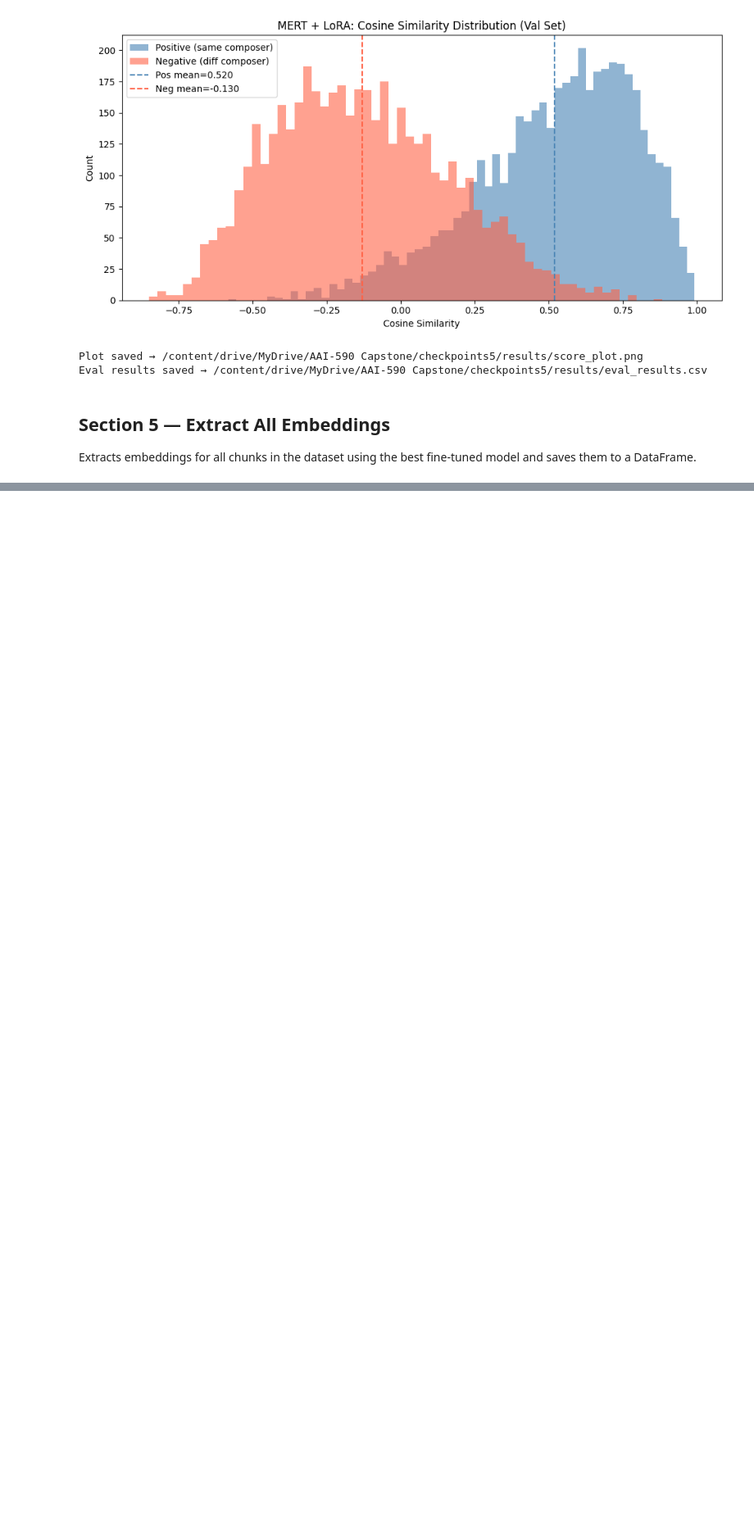
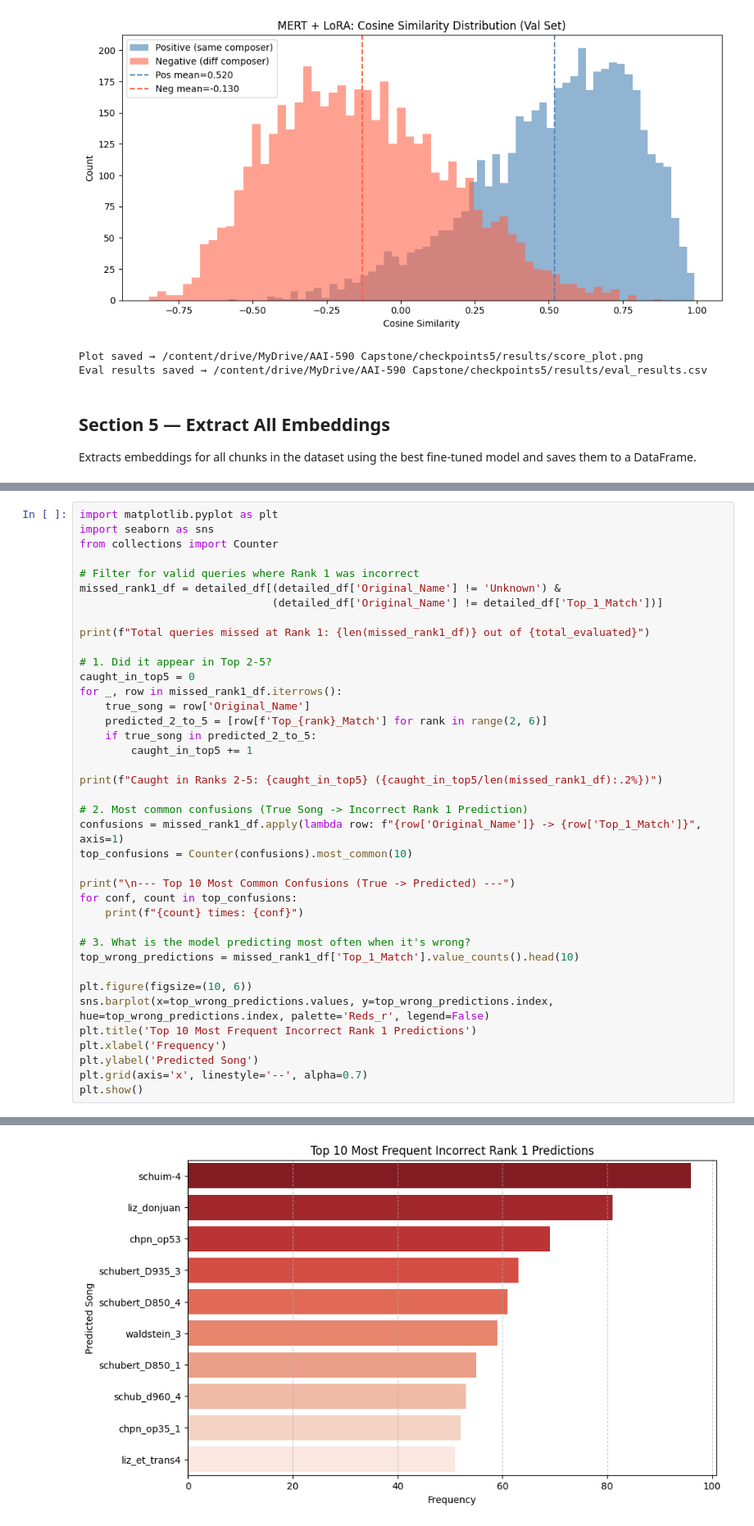
Before and after one commit to mperumal-usd/capstone_team_3, a Jupyter notebook: notebooks/COLAB_MERT_Finetune_v5.ipynb, the cells around one changed output, grey strips where cells are left out. Shown at 82% size. Drawn from its saved outputs; the diff is of its cells as text; blank space fills up the shorter version.

```diff
--- a/notebooks/COLAB_MERT_Finetune_v5.ipynb
+++ b/notebooks/COLAB_MERT_Finetune_v5.ipynb
@@ -724,0 +1322,40 @@ display(all_embeddings_df.head())
+# %%
+import matplotlib.pyplot as plt
+import seaborn as sns
+from collections import Counter
+
+# Filter for valid queries where Rank 1 was incorrect
+missed_rank1_df = detailed_df[(detailed_df['Original_Name'] != 'Unknown') &
+                              (detailed_df['Original_Name'] != detailed_df['Top_1_Match'])]
+
+print(f"Total queries missed at Rank 1: {len(missed_rank1_df)} out of {total_evaluated}")
+
+# 1. Did it appear in Top 2-5?
+caught_in_top5 = 0
+for _, row in missed_rank1_df.iterrows():
+    true_song = row['Original_Name']
+    predicted_2_to_5 = [row[f'Top_{rank}_Match'] for rank in range(2, 6)]
+    if true_song in predicted_2_to_5:
+        caught_in_top5 += 1
+
+print(f"Caught in Ranks 2-5: {caught_in_top5} ({caught_in_top5/len(missed_rank1_df):.2%})")
+
+# 2. Most common confusions (True Song -> Incorrect Rank 1 Prediction)
+confusions = missed_rank1_df.apply(lambda row: f"{row['Original_Name']} -> {row['Top_1_Match']}", axis=1)
+top_confusions = Counter(confusions).most_common(10)
+
+print("\n--- Top 10 Most Common Confusions (True -> Predicted) ---")
+for conf, count in top_confusions:
+    print(f"{count} times: {conf}")
+
+# 3. What is the model predicting most often when it's wrong?
+top_wrong_predictions = missed_rank1_df['Top_1_Match'].value_counts().head(10)
+
+plt.figure(figsize=(10, 6))
+sns.barplot(x=top_wrong_predictions.values, y=top_wrong_predictions.index, hue=top_wrong_predictions.index, palette='Reds_r', legend=False)
+plt.title('Top 10 Most Frequent Incorrect Rank 1 Predictions')
+plt.xlabel('Frequency')
+plt.ylabel('Predicted Song')
+plt.grid(axis='x', linestyle='--', alpha=0.7)
+plt.show()
+# %% [output]
@@ -724,0 +1376 @@ display(all_embeddings_df.head())
+[figure, added]
```
Also changed, not shown: parts of 27 cells of this notebook.
